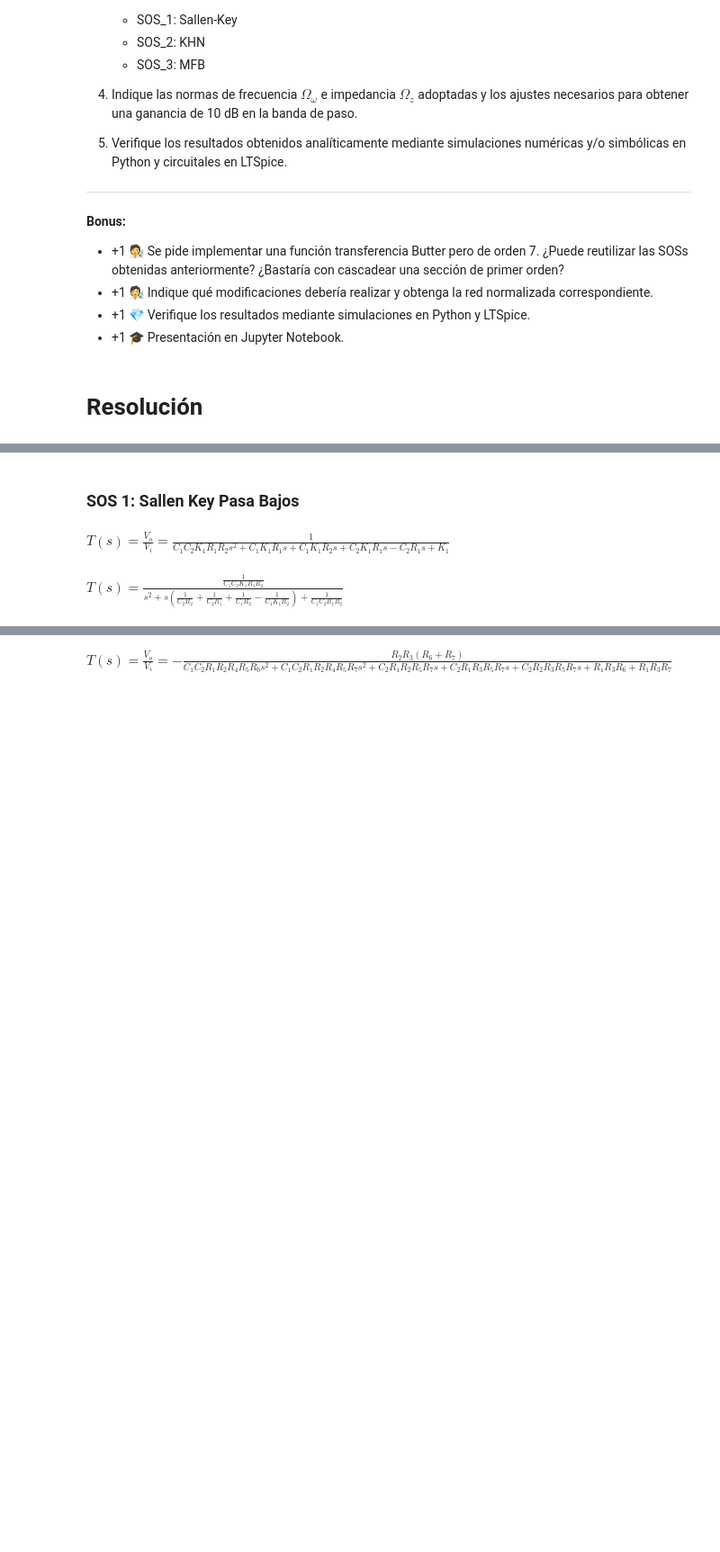
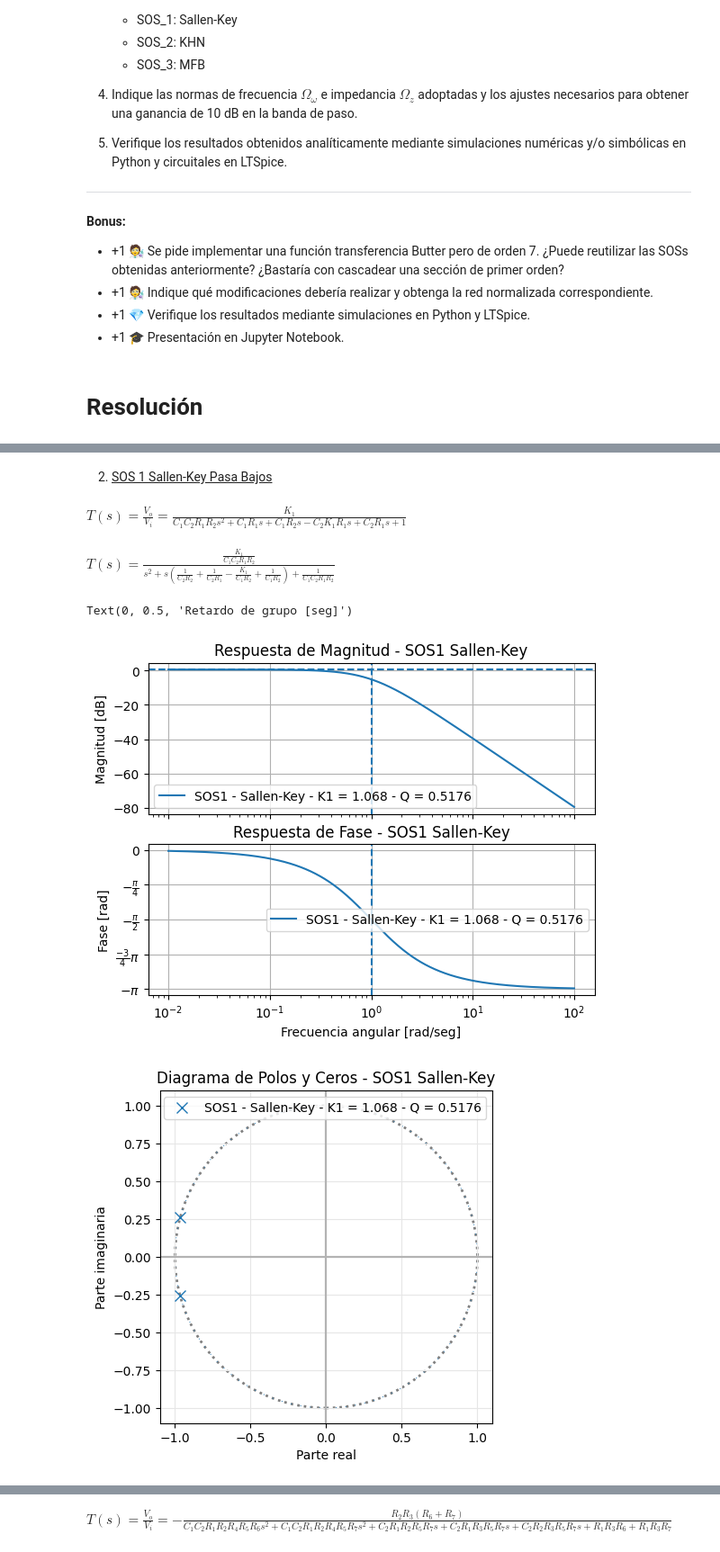
Before and after one commit to lgallero/tc2, a Jupyter notebook: Trabajo_semanal_2/trabajo_semanal_2.ipynb, the cells around one changed output, grey strips where cells are left out. Shown at 90% size. Cells and saved outputs as stored; diff of their text form; code cells hidden in the pictures; blank space fills up the shorter version.

```diff
--- a/Trabajo_semanal_2/trabajo_semanal_2.ipynb
+++ b/Trabajo_semanal_2/trabajo_semanal_2.ipynb
@@ -666,9 +1810,6 @@ El diagrama de polos y ceros presenta seis polos distribuidos simétricamente so
 # %% [markdown]
-### SOS 1: Sallen Key Pasa Bajos
+2) <ins>SOS 1 Sallen-Key Pasa Bajos
 # %%
-import sympy as sp
-from IPython.display import display, Math
-
 # Variable compleja
 s = sp.symbols("s")
 
@@ -697,8 +1838,8 @@ sistema = sp.solve([
     Vx*(G2 + s*C1) - VA*G2,
 
     # Nodo C:
-    # Vx = Vo*K1
-    Vx - Vo*K1
+    # Vx = Vo/K1
+    Vx - Vo/K1
 
 ], [Vi, VA, Vx], dict=True)[0]
 
@@ -731,5 +1872,59 @@ display(Math(
     + sp.latex(den_monic) + r"}"
 ))
 # %% [output]
-$\displaystyle T(s)=\frac{V_o}{V_i}=\frac{1}{C_{1} C_{2} K_{1} R_{1} R_{2} s^{2} + C_{1} K_{1} R_{1} s + C_{1} K_{1} R_{2} s + C_{2} K_{1} R_{1} s - C_{2} R_{1} s + K_{1}}$
+$\displaystyle T(s)=\frac{V_o}{V_i}=\frac{K_{1}}{C_{1} C_{2} R_{1} R_{2} s^{2} + C_{1} R_{1} s + C_{1} R_{2} s - C_{2} K_{1} R_{1} s + C_{2} R_{1} s + 1}$
-$\displaystyle T(s)=\frac{\frac{1}{C_{1} C_{2} K_{1} R_{1} R_{2}}}{s^{2} + s \left(\frac{1}{C_{2} R_{2}} + \frac{1}{C_{2} R_{1}} + \frac{1}{C_{1} R_{2}} - \frac{1}{C_{1} K_{1} R_{2}}\right) + \frac{1}{C_{1} C_{2} R_{1} R_{2}}}$
+$\displaystyle T(s)=\frac{\frac{K_{1}}{C_{1} C_{2} R_{1} R_{2}}}{s^{2} + s \left(\frac{1}{C_{2} R_{2}} + \frac{1}{C_{2} R_{1}} - \frac{K_{1}}{C_{1} R_{2}} + \frac{1}{C_{1} R_{2}}\right) + \frac{1}{C_{1} C_{2} R_{1} R_{2}}}$
+# %%
+# ------------------------------------------------------------
+# SOS1 - Sallen-Key
+#
+# T_SOS1(s) = K1 / (s^2 + 1.9319s + 1)
+# Q1 = 1 / 1.9319 = 0.5176
+# ------------------------------------------------------------
+K1 = 1.068
+num_sos1 = [K1]
+den_sos1 = [1, 1.9319, 1]
+
+sos1_tf = TransferFunction(num_sos1, den_sos1)
+
+bodePlot(sos1_tf, fig_id=1, filter_description='SOS1 - Sallen-Key - K1 = 1.068 - Q = 0.5176')
+
+fig1 = plt.figure(1)
+axs1 = fig1.axes
+
+
+axs1[0].set_title('Respuesta de Magnitud - SOS1 Sallen-Key')
+axs1[1].set_title('Respuesta de Fase - SOS1 Sallen-Key')
+axs1[0].set_ylabel('Magnitud [dB]')
+axs1[1].set_ylabel('Fase [rad]')
+axs1[1].set_xlabel('Frecuencia angular [rad/seg]')
+
+axs1[0].axvline(1, linestyle='--')
+axs1[0].axhline(20*np.log10(K1), linestyle='--')
+
+axs1[1].axvline(1, linestyle='--')
+
+
+pzmap(sos1_tf, fig_id=2, filter_description='SOS1 - Sallen-Key - K1 = 1.068 - Q = 0.5176')
+
+fig2 = plt.figure(2)
+axs2 = fig2.axes
+
+fig2._suptitle.set_text('')
+axs2[0].set_title('Diagrama de Polos y Ceros - SOS1 Sallen-Key')
+axs2[0].set_xlabel('Parte real')
+axs2[0].set_ylabel('Parte imaginaria')
+
+
+GroupDelay(sos1_tf, fig_id=3, filter_description='SOS1 - Sallen-Key - K1 = 1.068 - Q = 0.5176')
+
+fig3 = plt.figure(3)
+axs3 = fig3.axes
+
+axs3[0].set_title('Retardo de grupo - SOS1 Sallen-Key')
+axs3[0].set_xlabel('Frecuencia angular [rad/seg]')
+axs3[0].set_ylabel('Retardo de grupo [seg]')
+# %% [output]
+Text(0, 0.5, 'Retardo de grupo [seg]')
+[figure, added]
+[figure, added]
```
Also changed, not shown: parts of 29 cells of this notebook, 31 other files.
